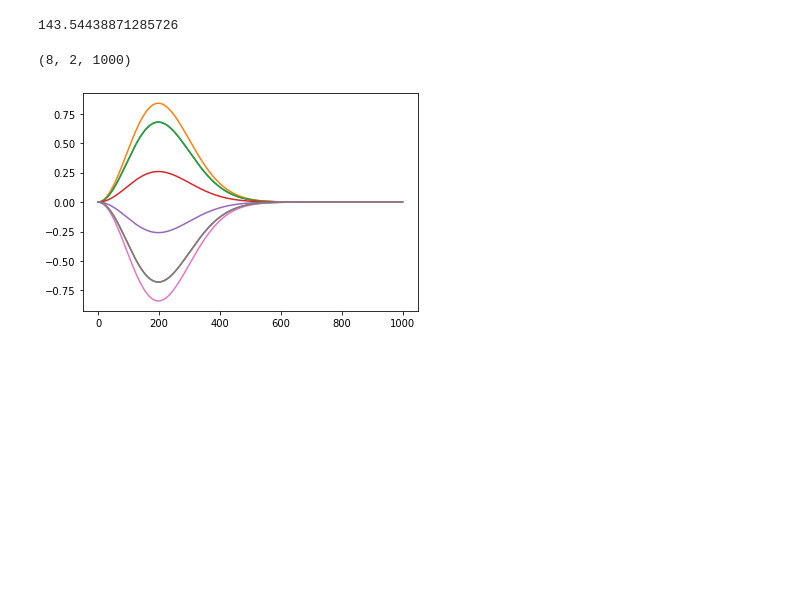
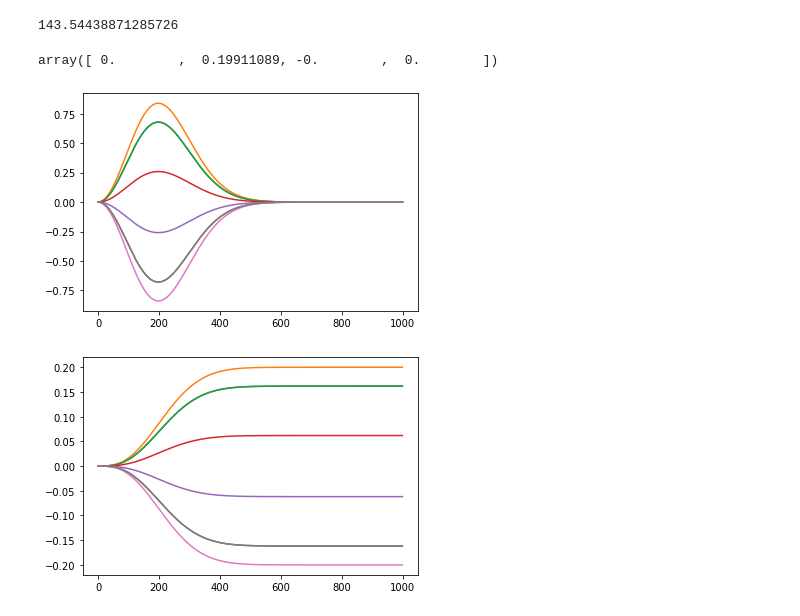
Before and after one commit to hongruj/optimal-preparation_Python, a Jupyter notebook: 0.reaches.ipynb, the cells around one changed output. Cells and saved outputs as stored; diff of their text form; code cells hidden in the pictures; blank space fills up the shorter version.

```diff
--- a/0.reaches.ipynb
+++ b/0.reaches.ipynb
@@ -53,6 +52,9 @@ def hand_of(theta):
                      joint_y_dot + L2 * zdot * np.cos(z)])
 
 HAND0 = hand_of(THETA0)
+HAND0
+# %% [output]
+array([ 0.        ,  0.19911089, -0.        ,  0.        ])
 # %%
 def speed_profile(t, tau_reach):
     def bell(t):
@@ -89,27 +91,36 @@ def straight_reach(dt, duration, radius,tau_reach):
 # %%
 def generate_velocity(tau_reach,range_t,p):
     n_bins = len(range_t)
-    vel = np.zeros((num_reach_combinations, 2, n_bins))
+    vel = np.zeros((n_bins, 2, num_reach_combinations))
     vx = p *speed_profile(range_t,tau_reach)[:,None] @ ca[None,:]
     vy = p *speed_profile(range_t,tau_reach)[:,None] @ sa[None,:]
-    vel[:,0,:] = vx.T
-    vel[:,1,:] = vy.T
+    vel[:,0,:] = vx
+    vel[:,1,:] = vy
     return vel
-# %%
-vel.shape
-# %% [output]
-(8, 2, 1000)
 # %%
 tau_reach = 0.14
 duration = 1
 velocity = []
 
 p=straight_reach(dt, duration, radius, tau_reach)
 range_t = np.arange(0,duration,dt)
+n_bins = len(range_t)
 
 vel = generate_velocity(tau_reach,range_t,p)
 
-plt.plot(vel[:,0,:].T)
+plt.plot(vel[:,0,:])
 plt.show()
+
+# generate hand trajectory
+hand = np.zeros((n_bins, 2, num_reach_combinations))
+for t in range(1, n_bins):
+    hand[t,0] = hand[t-1,0] + dt*vel[t-1,0]
+    hand[t,1] = hand[t-1,1] + dt*vel[t-1,1]
+hand[:,0] = hand[:,0]+HAND0[0]
+hand[:,1] = hand[:,1]+HAND0[1]
+
+plt.plot(hand[:,0,:])
+plt.show()
 # %% [output]
 [figure]
+[figure, added]
```
Also changed, not shown: parts of 11 cells of this notebook.
